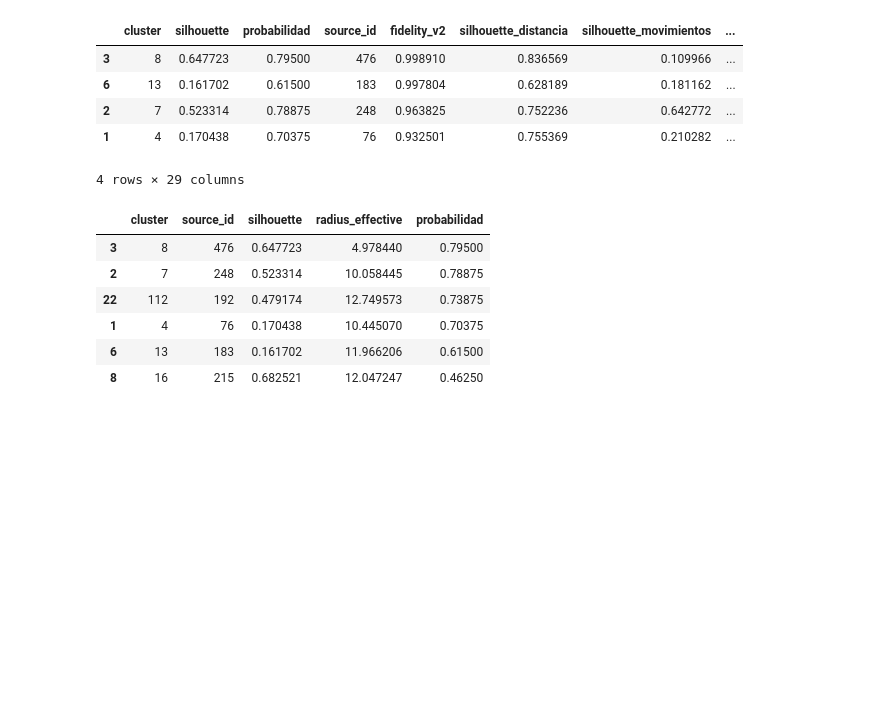
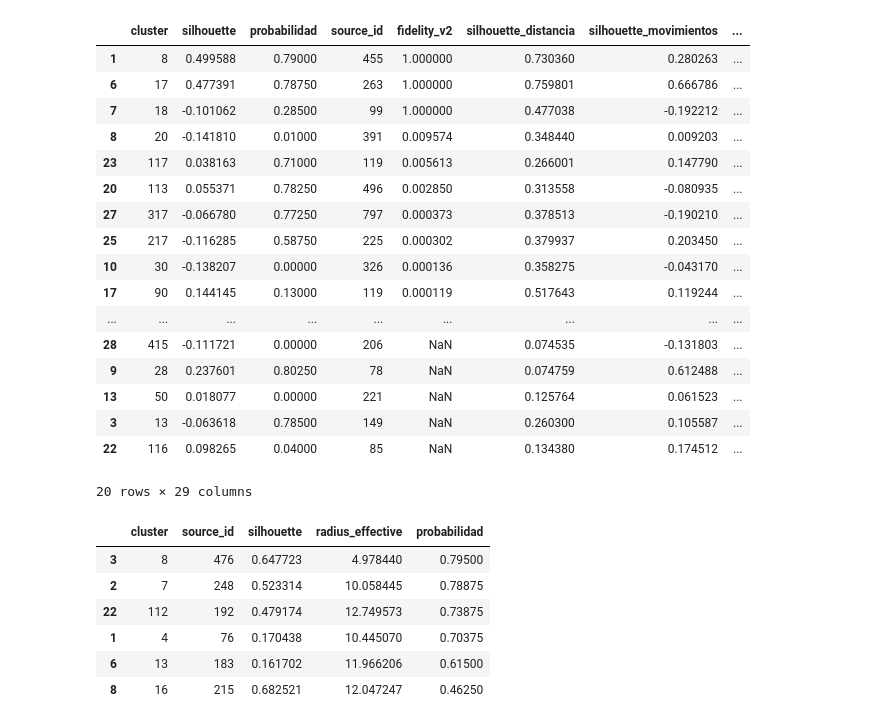
Before and after one commit to nicolasbojacarojas/clusterization_project, a Jupyter notebook: dev/analisis_completo_modularizado_5dc3.ipynb, the cells around one changed output. Saved outputs shown, nothing was run; the diff lists cells and outputs as text; code cells hidden in the pictures; blank space fills up the shorter version.

```diff
--- a/dev/analisis_completo_modularizado_5dc3.ipynb
+++ b/dev/analisis_completo_modularizado_5dc3.ipynb
@@ -686,15 +710,28 @@ dff['color'] = dff['cluster'].map(color_dict)
 # %%
 # silhouette_por_cluster[(silhouette_por_cluster['silhouette_distancia']>0.)\
                         # &(silhouette_por_cluster['probabilidad']>0.)\
                         # &(silhouette_por_cluster['silhouette_movimientos']>0)]\
-silhouette_por_cluster[(silhouette_por_cluster["radius_effective"]<15)&(silhouette_por_cluster["probabilidad"]>0.5)&(silhouette_por_cluster["silhouette"]>0)&(silhouette_por_cluster["fidelity_v2"]>0.1)].sort_values(by=['fidelity_v2', 'radius_effective', 'silhouette', 'probabilidad'], ascending=[0,1,0,0]).head(20)
+silhouette_por_cluster.sort_values(by=['fidelity_v2', 'radius_effective', 'silhouette', 'probabilidad'], ascending=[0,1,0,0]).head(20)
+# [(silhouette_por_cluster["radius_effective"]<15)&(silhouette_por_cluster["probabilidad"]>0.5)&(silhouette_por_cluster["silhouette"]>0)&(silhouette_por_cluster["fidelity_v2"]>0.1)]
 # %% [output]
 |  | cluster | silhouette | probabilidad | source_id | fidelity_v2 | silhouette_distancia | silhouette_movimientos | ... |
-| 3 | 8 | 0.647723 | 0.79500 | 476 | 0.998910 | 0.836569 | 0.109966 | ... |
-| 6 | 13 | 0.161702 | 0.61500 | 183 | 0.997804 | 0.628189 | 0.181162 | ... |
-| 2 | 7 | 0.523314 | 0.78875 | 248 | 0.963825 | 0.752236 | 0.642772 | ... |
-| 1 | 4 | 0.170438 | 0.70375 | 76 | 0.932501 | 0.755369 | 0.210282 | ... |
+| 1 | 8 | 0.499588 | 0.79000 | 455 | 1.000000 | 0.730360 | 0.280263 | ... |
+| 6 | 17 | 0.477391 | 0.78750 | 263 | 1.000000 | 0.759801 | 0.666786 | ... |
+| 7 | 18 | -0.101062 | 0.28500 | 99 | 1.000000 | 0.477038 | -0.192212 | ... |
+| 8 | 20 | -0.141810 | 0.01000 | 391 | 0.009574 | 0.348440 | 0.009203 | ... |
+| 23 | 117 | 0.038163 | 0.71000 | 119 | 0.005613 | 0.266001 | 0.147790 | ... |
+| 20 | 113 | 0.055371 | 0.78250 | 496 | 0.002850 | 0.313558 | -0.080935 | ... |
+| 27 | 317 | -0.066780 | 0.77250 | 797 | 0.000373 | 0.378513 | -0.190210 | ... |
+| 25 | 217 | -0.116285 | 0.58750 | 225 | 0.000302 | 0.379937 | 0.203450 | ... |
+| 10 | 30 | -0.138207 | 0.00000 | 326 | 0.000136 | 0.358275 | -0.043170 | ... |
+| 17 | 90 | 0.144145 | 0.13000 | 119 | 0.000119 | 0.517643 | 0.119244 | ... |
+| ... | ... | ... | ... | ... | ... | ... | ... | ... |
+| 28 | 415 | -0.111721 | 0.00000 | 206 | NaN | 0.074535 | -0.131803 | ... |
+| 9 | 28 | 0.237601 | 0.80250 | 78 | NaN | 0.074759 | 0.612488 | ... |
+| 13 | 50 | 0.018077 | 0.00000 | 221 | NaN | 0.125764 | 0.061523 | ... |
+| 3 | 13 | -0.063618 | 0.78500 | 149 | NaN | 0.260300 | 0.105587 | ... |
+| 22 | 116 | 0.098265 | 0.04000 | 85 | NaN | 0.134380 | 0.174512 | ... |
-4 rows × 29 columns
+20 rows × 29 columns
 # %%
 # silhouette_por_cluster[(silhouette_por_cluster['silhouette_distancia']>0.)\
                         # &(silhouette_por_cluster['probabilidad']>0.)\
```
Also changed, not shown: parts of 6 cells of this notebook, 1 other file.
